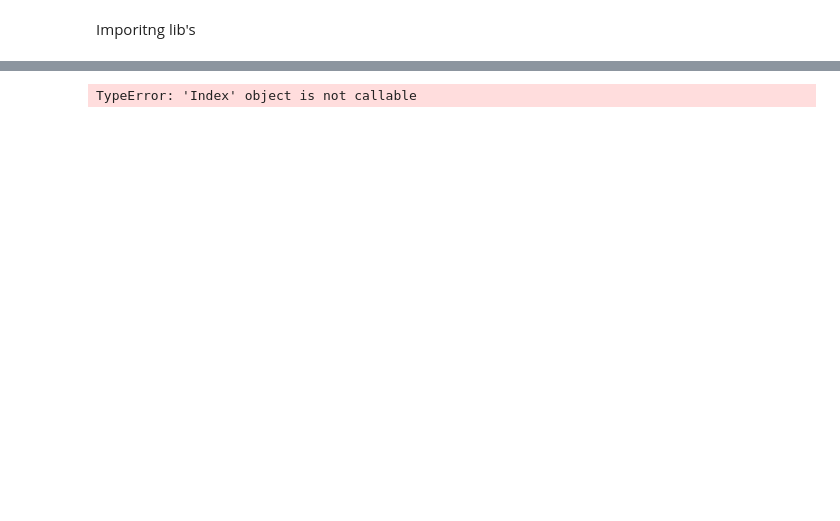
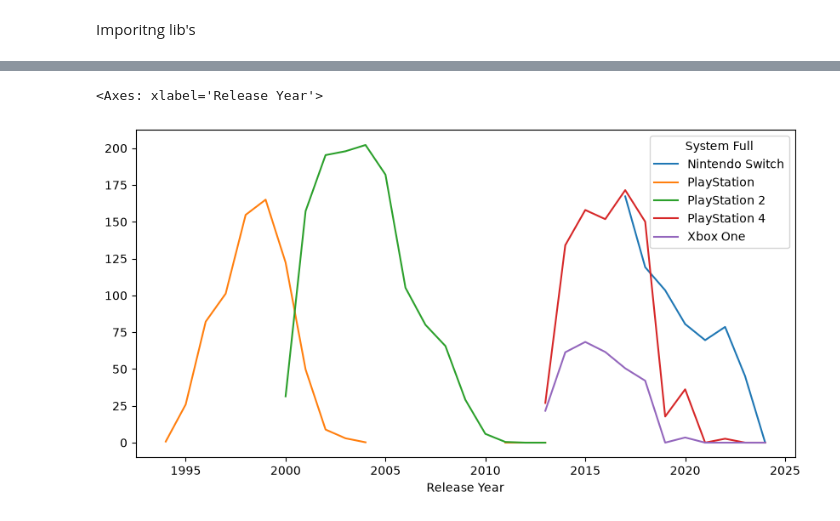
Before and after one commit to ahmadbinsohail/Handling_CSV, a Jupyter notebook: platform_wars_dashboard/main.ipynb, the cells around one changed output, grey strips where cells are left out. Drawn from its saved outputs; the diff is of its cells as text; code cells hidden in the pictures; blank space fills up the shorter version.

```diff
--- a/platform_wars_dashboard/main.ipynb
+++ b/platform_wars_dashboard/main.ipynb
@@ -29,11 +15,12 @@ df = pd.read_csv(file_path / "clean_games.csv", parse_dates=["Release Date"])
 # %%
-top = df["System Full"].value_counts().head(5).index()
+top = df["System Full"].value_counts().head(5).index
 pivot = (df[df["System Full"].isin(top)]
          .pivot_table(
              index="Release Year",
                columns="System Full",
                values="Units(m)",
                aggfunc="sum"))
 pivot.plot(figsize=(10,5))
 # %% [output]
-TypeError: 'Index' object is not callable
+<Axes: xlabel='Release Year'>
+[figure, added]
```
Also changed, not shown: parts of 2 cells of this notebook.
